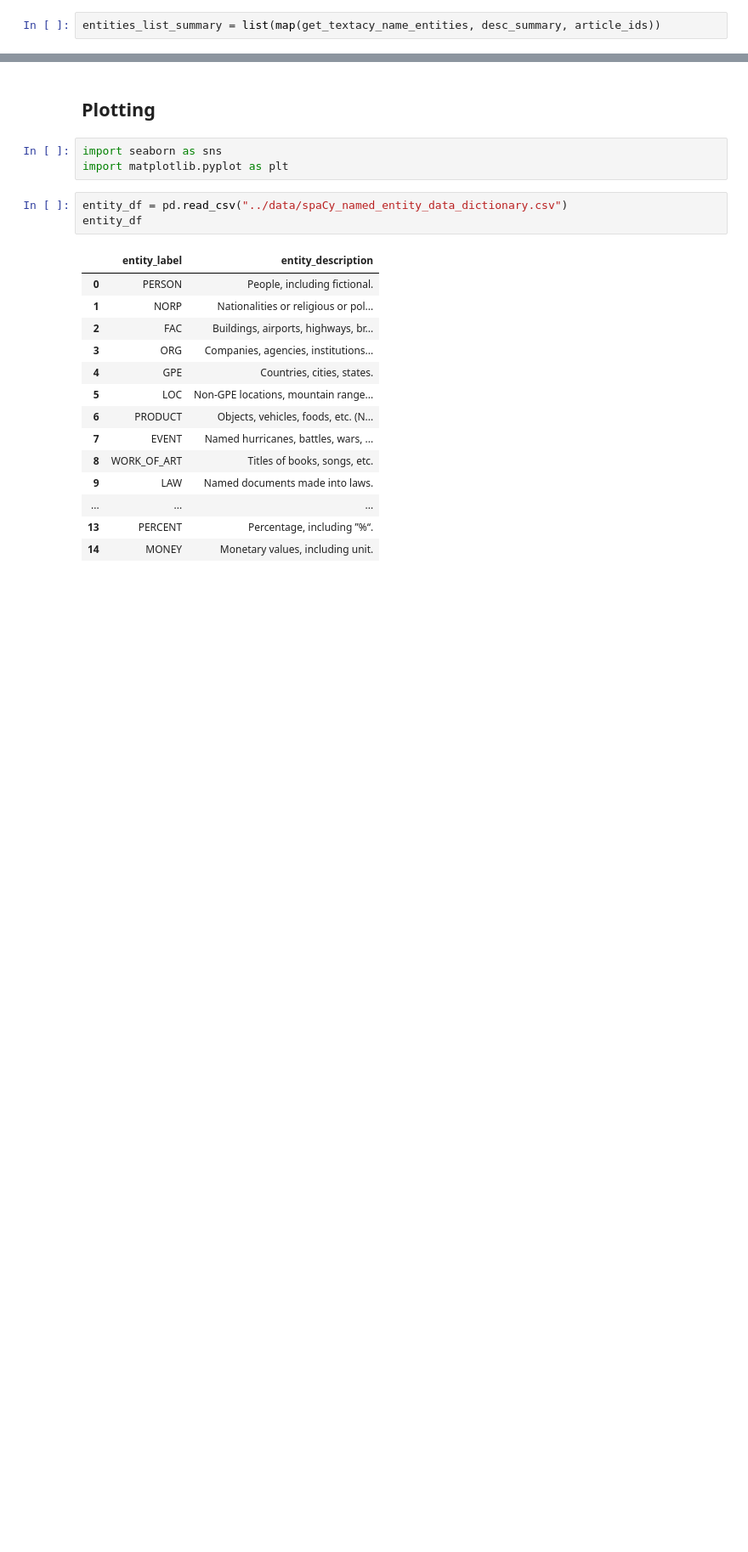
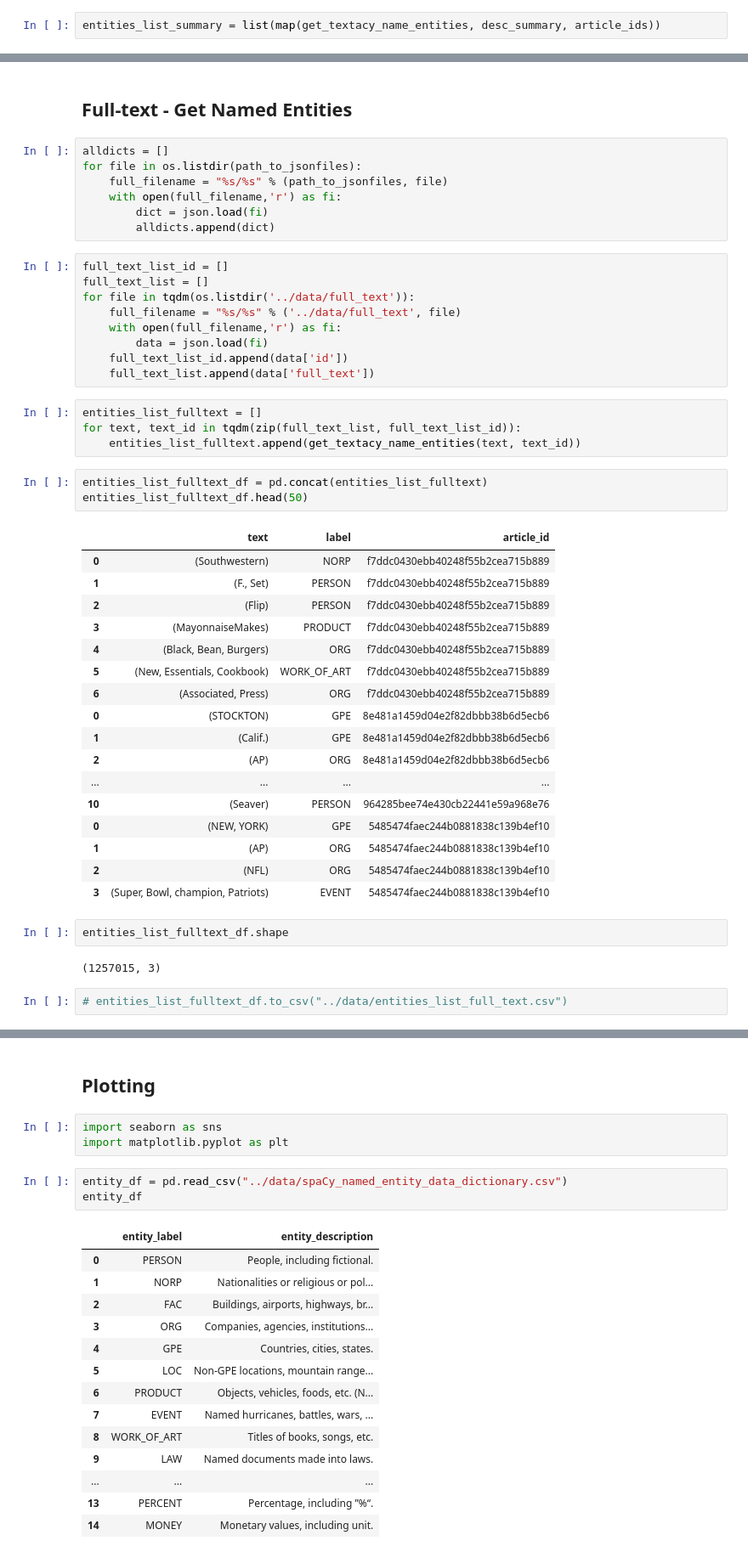
Before and after one commit to phoebewong/AC297r_2019_Associated_Press, a Jupyter notebook: notebooks/named_entities_EDA.ipynb, the cells around one changed output, grey strips where cells are left out. Shown: that part at 85% size. Cells and saved outputs as stored; diff of their text form; blank space fills up the shorter version.

```diff
--- a/notebooks/named_entities_EDA.ipynb
+++ b/notebooks/named_entities_EDA.ipynb
@@ -156,0 +284,49 @@ entities_list_summary_df.to_csv("../data/entities_list_summary.csv")
+# %% [markdown]
+## Full-text - Get Named Entities
+# %%
+alldicts = []
+for file in os.listdir(path_to_jsonfiles):
+    full_filename = "%s/%s" % (path_to_jsonfiles, file)
+    with open(full_filename,'r') as fi:
+        dict = json.load(fi)
+        alldicts.append(dict)
+# %%
+full_text_list_id = []
+full_text_list = []
+for file in tqdm(os.listdir('../data/full_text')):
+    full_filename = "%s/%s" % ('../data/full_text', file)
+    with open(full_filename,'r') as fi:
+        data = json.load(fi)
+    full_text_list_id.append(data['id'])
+    full_text_list.append(data['full_text'])
+# %%
+entities_list_fulltext = []
+for text, text_id in tqdm(zip(full_text_list, full_text_list_id)):
+    entities_list_fulltext.append(get_textacy_name_entities(text, text_id))
+# %%
+entities_list_fulltext_df = pd.concat(entities_list_fulltext)
+entities_list_fulltext_df.head(50)
+# %% [output]
+|  | text | label | article_id |
+| 0 | (Southwestern) | NORP | f7ddc0430ebb40248f55b2cea715b889 |
+| 1 | (F., Set) | PERSON | f7ddc0430ebb40248f55b2cea715b889 |
+| 2 | (Flip) | PERSON | f7ddc0430ebb40248f55b2cea715b889 |
+| 3 | (MayonnaiseMakes) | PRODUCT | f7ddc0430ebb40248f55b2cea715b889 |
+| 4 | (Black, Bean, Burgers) | ORG | f7ddc0430ebb40248f55b2cea715b889 |
+| 5 | (New, Essentials, Cookbook) | WORK_OF_ART | f7ddc0430ebb40248f55b2cea715b889 |
+| 6 | (Associated, Press) | ORG | f7ddc0430ebb40248f55b2cea715b889 |
+| 0 | (STOCKTON) | GPE | 8e481a1459d04e2f82dbbb38b6d5ecb6 |
+| 1 | (Calif.) | GPE | 8e481a1459d04e2f82dbbb38b6d5ecb6 |
+| 2 | (AP) | ORG | 8e481a1459d04e2f82dbbb38b6d5ecb6 |
+| ... | ... | ... | ... |
+| 10 | (Seaver) | PERSON | 964285bee74e430cb22441e59a968e76 |
+| 0 | (NEW, YORK) | GPE | 5485474faec244b0881838c139b4ef10 |
+| 1 | (AP) | ORG | 5485474faec244b0881838c139b4ef10 |
+| 2 | (NFL) | ORG | 5485474faec244b0881838c139b4ef10 |
+| 3 | (Super, Bowl, champion, Patriots) | EVENT | 5485474faec244b0881838c139b4ef10 |
+# %%
+entities_list_fulltext_df.shape
+# %% [output]
+(1257015, 3)
+# %%
+# entities_list_fulltext_df.to_csv("../data/entities_list_full_text.csv")
```
Also changed, not shown: parts of 26 cells of this notebook, 4 other files.
